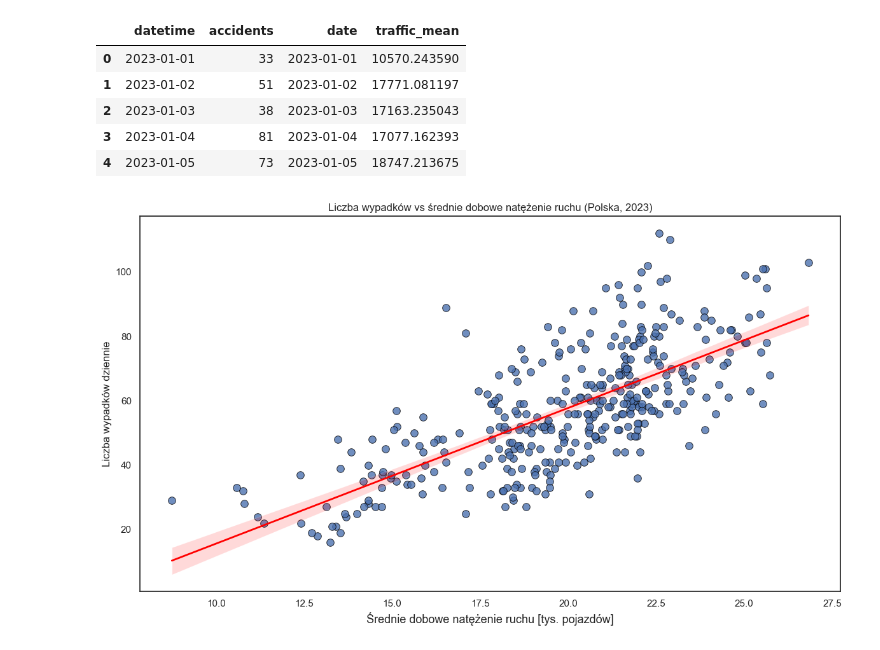
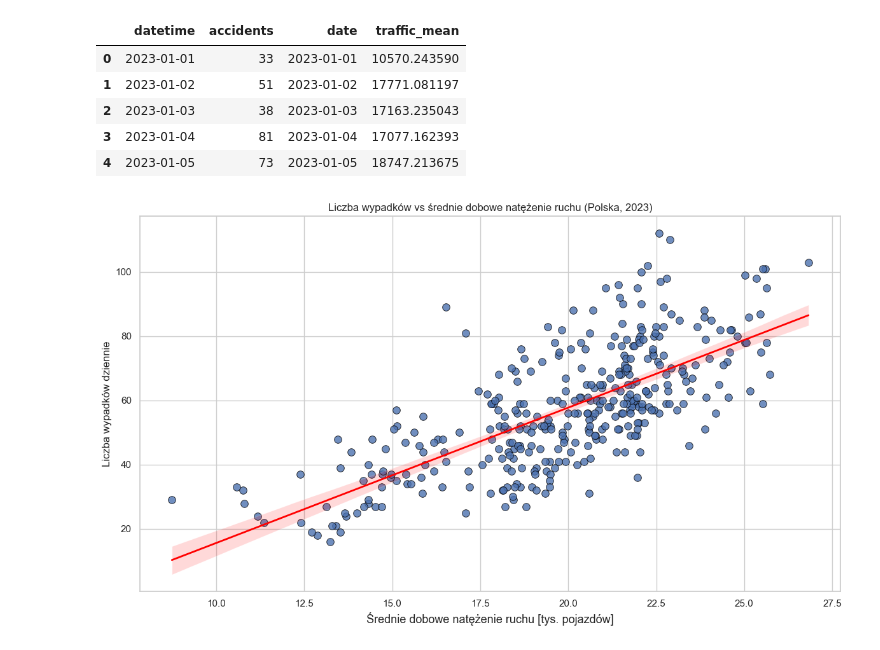
Before and after one commit to JankData/car-accidents-visualizations, a Jupyter notebook: notebooks/wypadki1.ipynb, the cells around one changed output. Drawn from its saved outputs; the diff is of its cells as text; code cells hidden in the pictures.

```diff
--- a/notebooks/wypadki1.ipynb
+++ b/notebooks/wypadki1.ipynb
@@ -403,32 +403,34 @@ df.head()
 # %%
 df["traffic_mean_k"] = df["traffic_mean"] / 1000
 # %%
+sns.set_theme(style="whitegrid")
+
 plt.figure(figsize=(12,7))
 
 sns.scatterplot(
     data=df,
     x="traffic_mean_k",
     y="accidents",
     s=70,
     alpha=0.8,
     edgecolor="black"
 )
 
 sns.regplot(
     data=df,
     x="traffic_mean_k",
     y="accidents",
     scatter=False,
     color="red",
     line_kws={"linewidth": 2}
 )
 
 plt.xlabel("Średnie dobowe natężenie ruchu [tys. pojazdów]", fontsize=13)
 plt.ylabel('Liczba wypadków dziennie')
 plt.title('Liczba wypadków vs średnie dobowe natężenie ruchu (Polska, 2023)')
 
 plt.tight_layout()
 plt.savefig('scatter_wypadki.png')
 plt.show()
 # %% [output]
-[figure, old version]
+[figure, new version]
```
